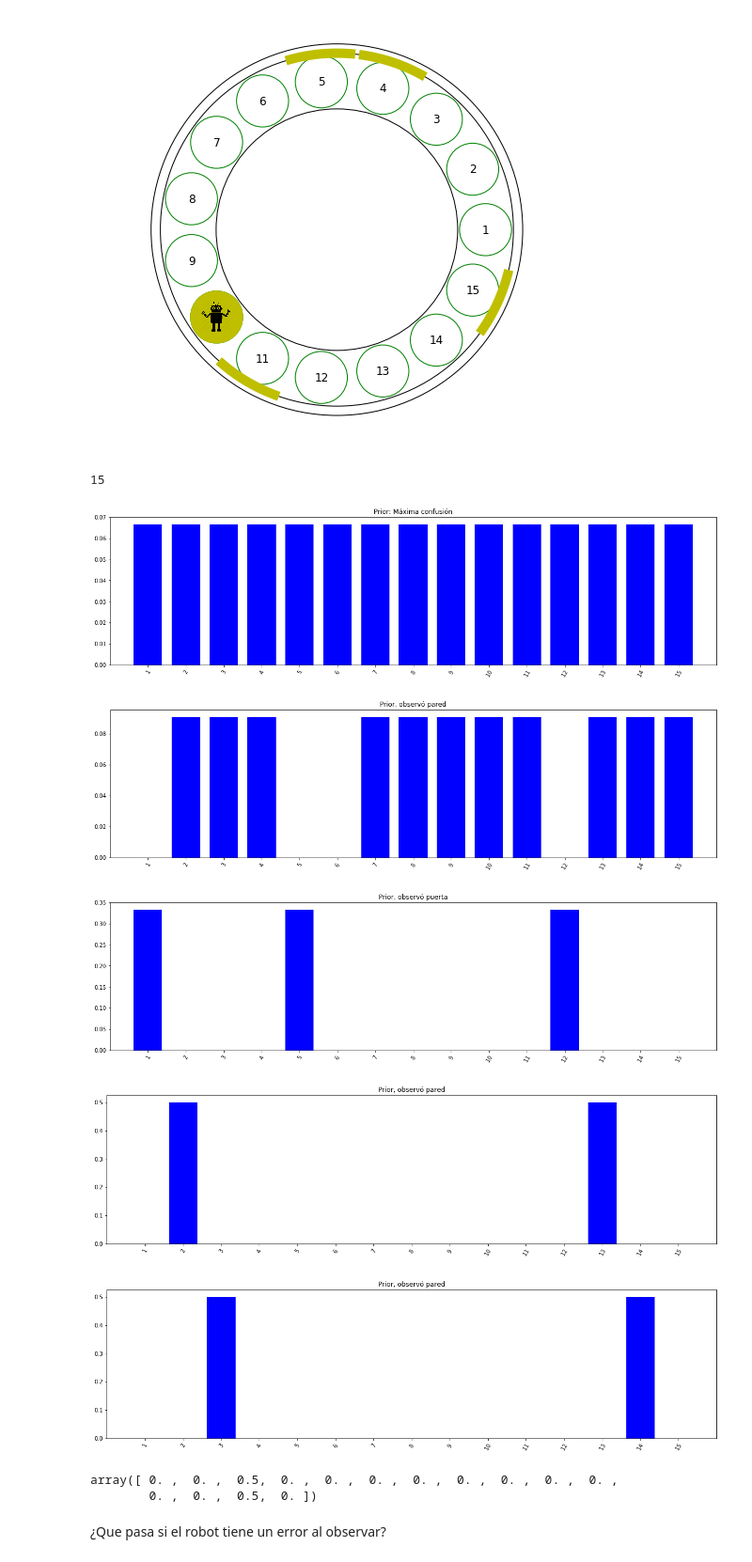
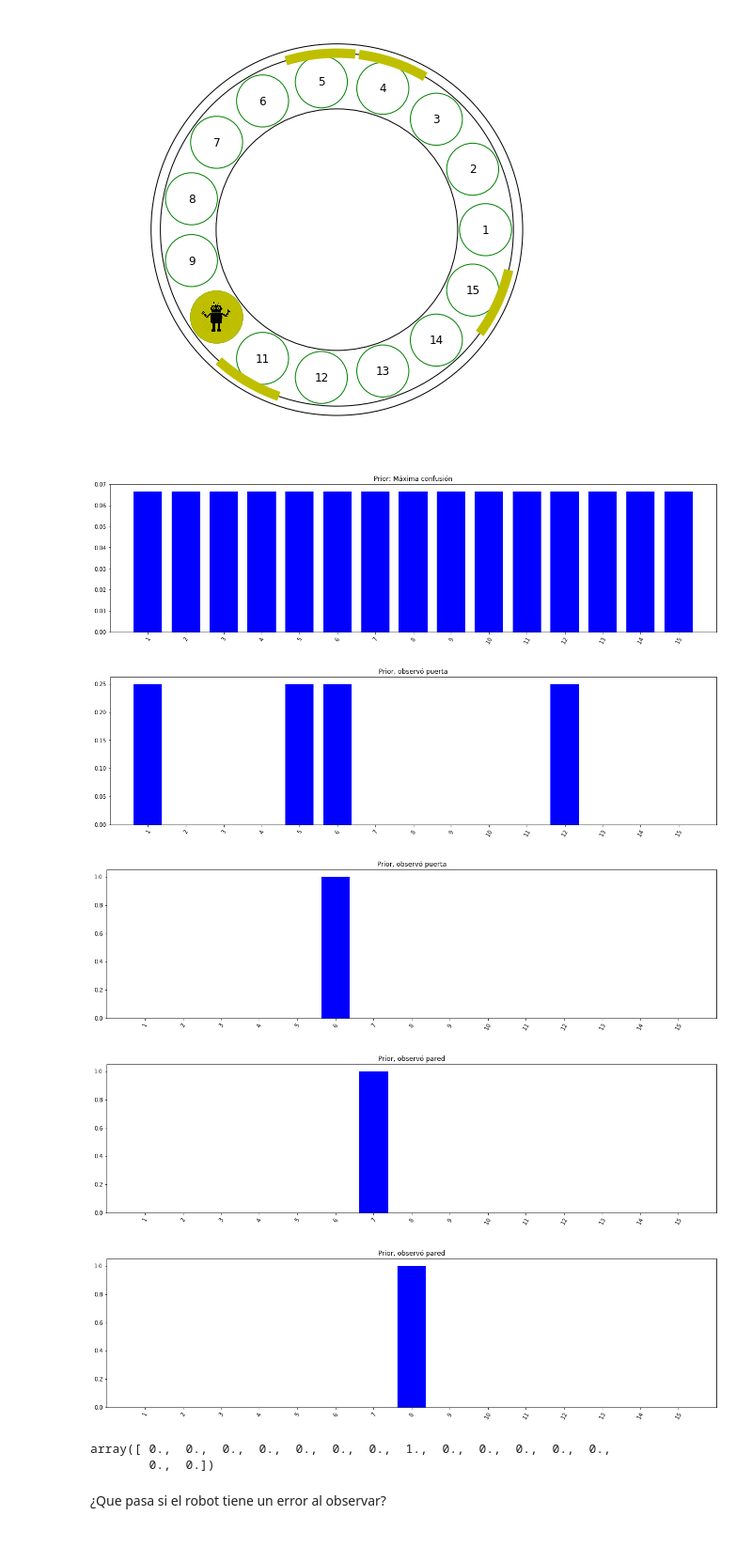
Before and after one commit to lab-ml-itba/Intro-Probabilidad, a Jupyter notebook: Intro_Probabilidad.ipynb, the cells around one changed output. Shown: that part at 94% size. Cells and saved outputs as stored; diff of their text form; code cells hidden in the pictures.

```diff
--- a/Intro_Probabilidad.ipynb
+++ b/Intro_Probabilidad.ipynb
@@ -348,27 +348,3 @@ print(robot_sample)
 robot.plot_robot_room(loc = 10, N=N, doors = doors, figsize = (8,8))
 # %% [output]
 [figure]
-# %%
-N
-# %% [output]
-15
-# %%
-def plot_and_get_robot_position_histogram(robot_samples, likelihood):
-    prior = np.ones(N)/N
-    plot_bar_chart(prior, title="Prior: Máxima confusión", index_str='$%s$')
-    for sample in robot_samples:
-        posterior = update_hist(likelihood[sample], prior)
-        prior = take_step(posterior)
-        plot_bar_chart(prior, title="Prior, observó "+sample, index_str='$%s$')
-    return prior
-N_positions = 15
-robot_samples = get_robot_samples(10, doors, N_positions, 4)
-plot_and_get_robot_position_histogram(robot_samples, likelihood)
-# %% [output]
-[figure, removed]
-[figure, removed]
-[figure, removed]
-[figure, removed]
-[figure, removed]
-array([ 0. ,  0. ,  0.5,  0. ,  0. ,  0. ,  0. ,  0. ,  0. ,  0. ,  0. ,
-        0. ,  0. ,  0.5,  0. ])
@@ -375,3 +353,17 @@ array([ 0. ,  0. ,  0.5,  0. ,  0. ,  0. ,  0. ,  0. ,  0. ,  0. ,  0. ,
+# %%
+N_positions = 15
+N_samples = 4
+initial_position = 4
+robot_samples = get_robot_samples(initial_position, doors, N_positions, N_samples)
+plot_and_get_robot_position_histogram(robot_samples, likelihood)
+# %% [output]
+[figure, added]
+[figure, added]
+[figure, added]
+[figure, added]
+[figure, added]
+array([ 0.,  0.,  0.,  0.,  0.,  0.,  0.,  1.,  0.,  0.,  0.,  0.,  0.,
+        0.,  0.])
 # %% [markdown]
 ¿Que pasa si el robot tiene un error al observar?
 # %% [markdown]
```
Also changed, not shown: parts of 1 cell of this notebook.
